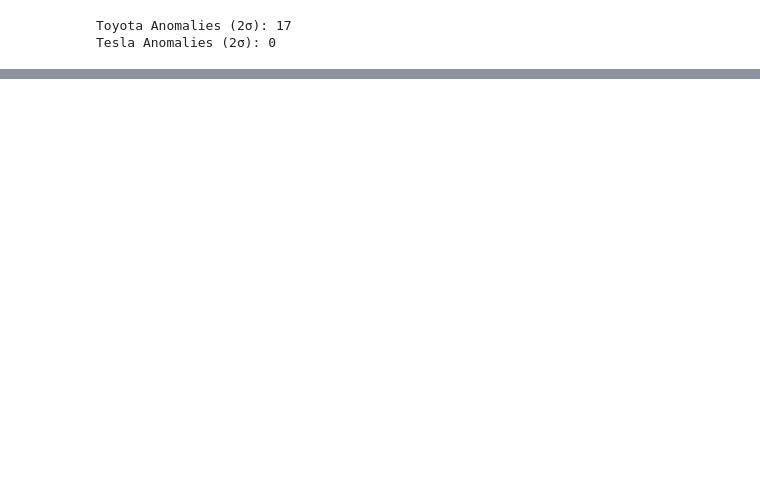
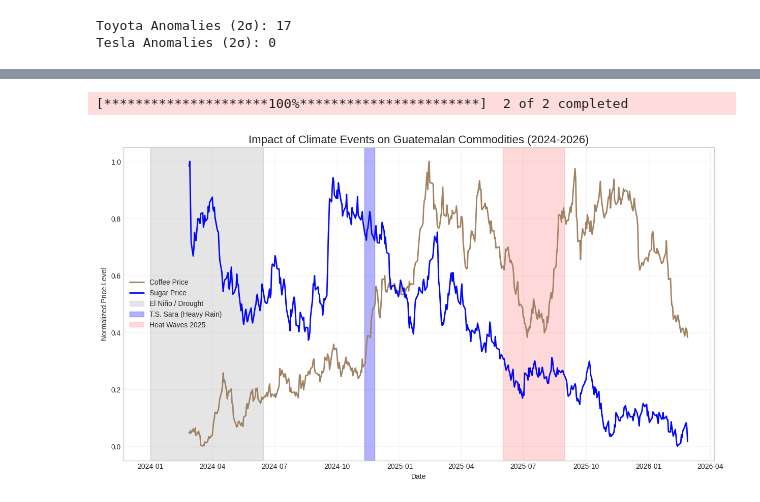
Before and after one commit to ManoloArriola/black-swan-analysis, a Jupyter notebook: The_Black_Swan_in_Consumption.ipynb, the cells around one changed output, grey strips where cells are left out. Drawn from its saved outputs; the diff is of its cells as text; code cells hidden in the pictures; blank space fills up the shorter version.

```diff
--- a/The_Black_Swan_in_Consumption.ipynb
+++ b/The_Black_Swan_in_Consumption.ipynb
@@ -164,0 +203,38 @@ Tesla Anomalies (2σ): 0
+# %%
+# STEP 7: Climate Events vs Commodity Prices
+import matplotlib.dates as mdates
+
+# 1. Download Data
+commodities = ["KC=F", "SB=F"] # Coffee and Sugar
+data_comm = yf.download(commodities, period="2y")['Close']
+data_comm = data_comm.dropna()
+
+# 2. Normalize to compare in the same scale (0 to 1)
+data_norm = (data_comm - data_comm.min()) / (data_comm.max() - data_comm.min())
+
+# 3. Plotting
+plt.figure(figsize=(15, 8))
+plt.plot(data_norm.index, data_norm['KC=F'], label='Coffee Price', color='#a18262', linewidth=2)
+plt.plot(data_norm.index, data_norm['SB=F'], label='Sugar Price', color='#0206ff', linewidth=2)
+
+# --- SHADING CLIMATE EVENTS ---
+
+# Event 1: El Niño Drought (Jan - Jun 2024)
+plt.axvspan('2024-01-01', '2024-06-15', color='gray', alpha=0.2, label='El Niño / Drought')
+
+# Event 2: Tropical Storm Sara (Nov 2024)
+plt.axvspan('2024-11-10', '2024-11-25', color='blue', alpha=0.3, label='T.S. Sara (Heavy Rain)')
+
+# Event 3: 2025 Heat Waves / Canícula (Jun - Aug 2025)
+plt.axvspan('2025-06-01', '2025-08-30', color='red', alpha=0.15, label='Heat Waves 2025')
+
+# Formatting
+plt.title('Impact of Climate Events on Guatemalan Commodities (2024-2026)', fontsize=16)
+plt.xlabel('Date')
+plt.ylabel('Normalized Price Level')
+plt.legend(loc='center left')
+plt.grid(alpha=0.2)
+plt.show()
+# %% [output]
+[*********************100%***********************]  2 of 2 completed
+[figure, added]
```
Also changed, not shown: parts of 3 cells of this notebook.
